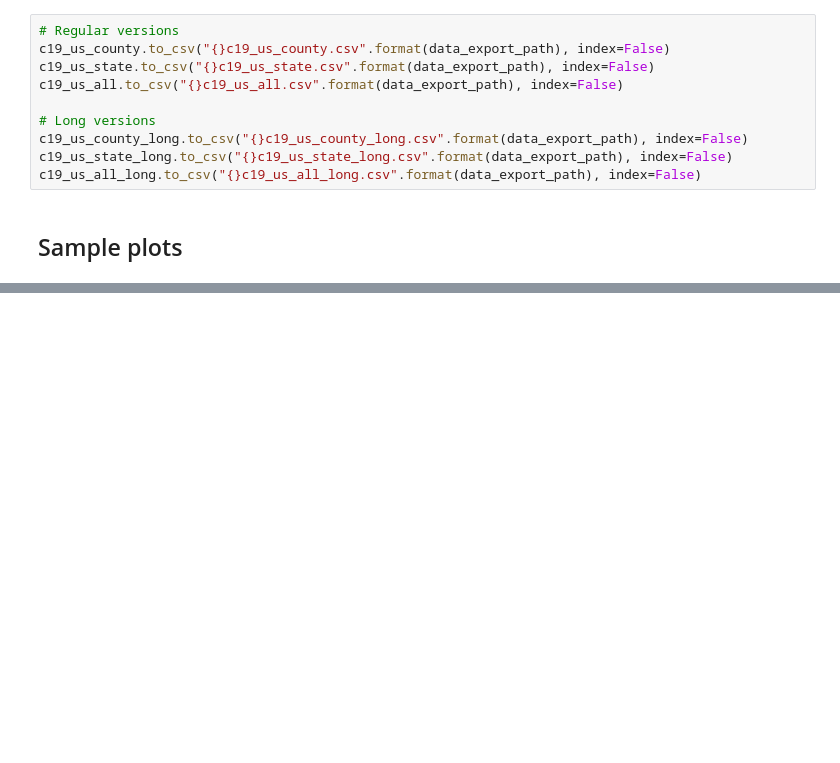
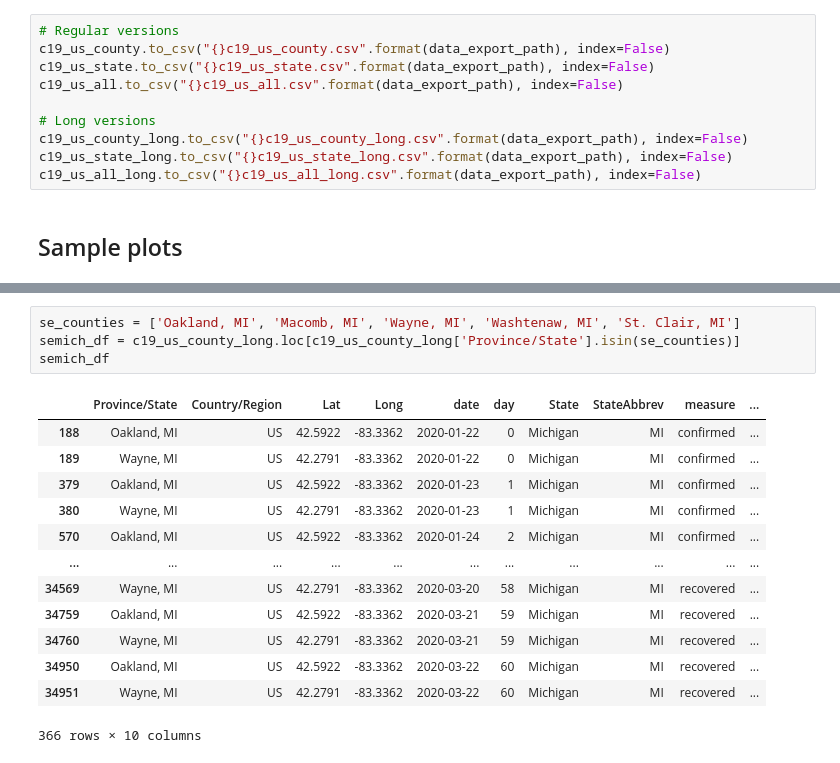
Before and after one commit to misken/c19, a Jupyter notebook: get_c19_data_alpha.ipynb, the cells around one changed output, grey strips where cells are left out. Drawn from its saved outputs; the diff is of its cells as text; blank space fills up the shorter version.

```diff
--- a/get_c19_data_alpha.ipynb
+++ b/get_c19_data_alpha.ipynb
@@ -666,0 +663,18 @@ sns.lineplot(x='day', y='cases', hue='measure',
+# %%
+se_counties = ['Oakland, MI', 'Macomb, MI', 'Wayne, MI', 'Washtenaw, MI', 'St. Clair, MI']
+semich_df = c19_us_county_long.loc[c19_us_county_long['Province/State'].isin(se_counties)]
+semich_df
+# %% [output]
+|  | Province/State | Country/Region | Lat | Long | date | day | State | StateAbbrev | measure | ... |
+| 188 | Oakland, MI | US | 42.5922 | -83.3362 | 2020-01-22 | 0 | Michigan | MI | confirmed | ... |
+| 189 | Wayne, MI | US | 42.2791 | -83.3362 | 2020-01-22 | 0 | Michigan | MI | confirmed | ... |
+| 379 | Oakland, MI | US | 42.5922 | -83.3362 | 2020-01-23 | 1 | Michigan | MI | confirmed | ... |
+| 380 | Wayne, MI | US | 42.2791 | -83.3362 | 2020-01-23 | 1 | Michigan | MI | confirmed | ... |
+| 570 | Oakland, MI | US | 42.5922 | -83.3362 | 2020-01-24 | 2 | Michigan | MI | confirmed | ... |
+| ... | ... | ... | ... | ... | ... | ... | ... | ... | ... | ... |
+| 34569 | Wayne, MI | US | 42.2791 | -83.3362 | 2020-03-20 | 58 | Michigan | MI | recovered | ... |
+| 34759 | Oakland, MI | US | 42.5922 | -83.3362 | 2020-03-21 | 59 | Michigan | MI | recovered | ... |
+| 34760 | Wayne, MI | US | 42.2791 | -83.3362 | 2020-03-21 | 59 | Michigan | MI | recovered | ... |
+| 34950 | Oakland, MI | US | 42.5922 | -83.3362 | 2020-03-22 | 60 | Michigan | MI | recovered | ... |
+| 34951 | Wayne, MI | US | 42.2791 | -83.3362 | 2020-03-22 | 60 | Michigan | MI | recovered | ... |
+366 rows × 10 columns
```
Also changed, not shown: parts of 23 cells of this notebook, 14 other files.
